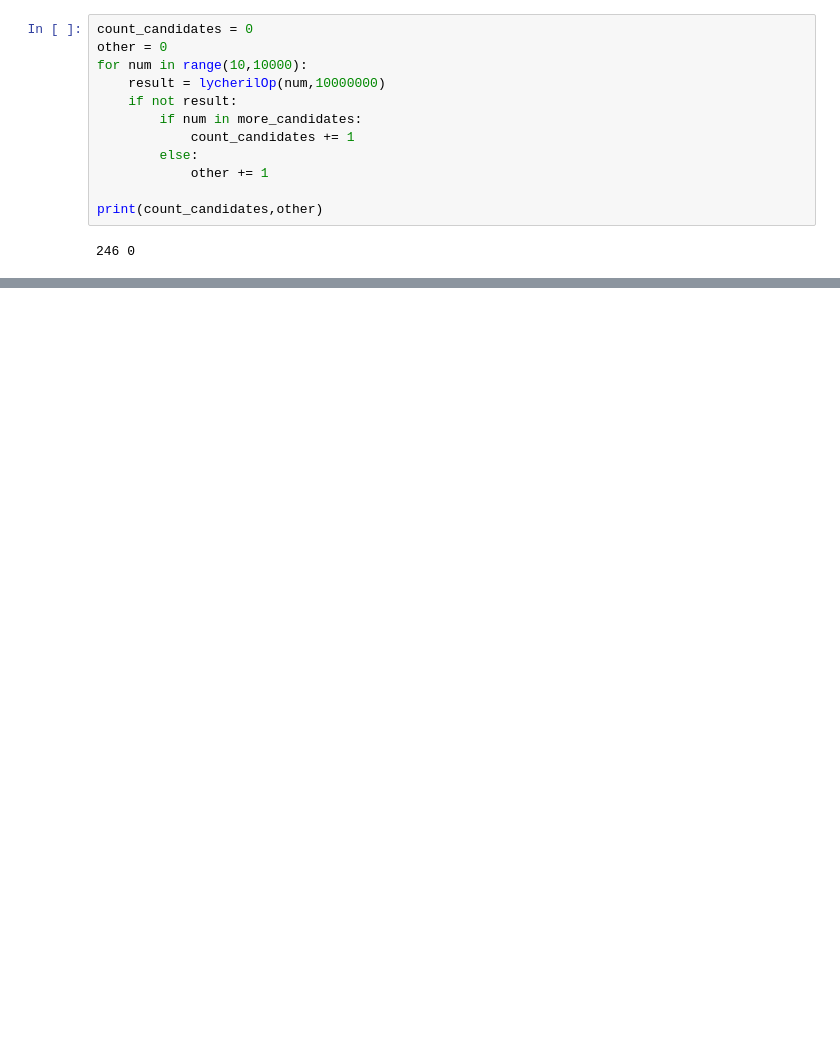
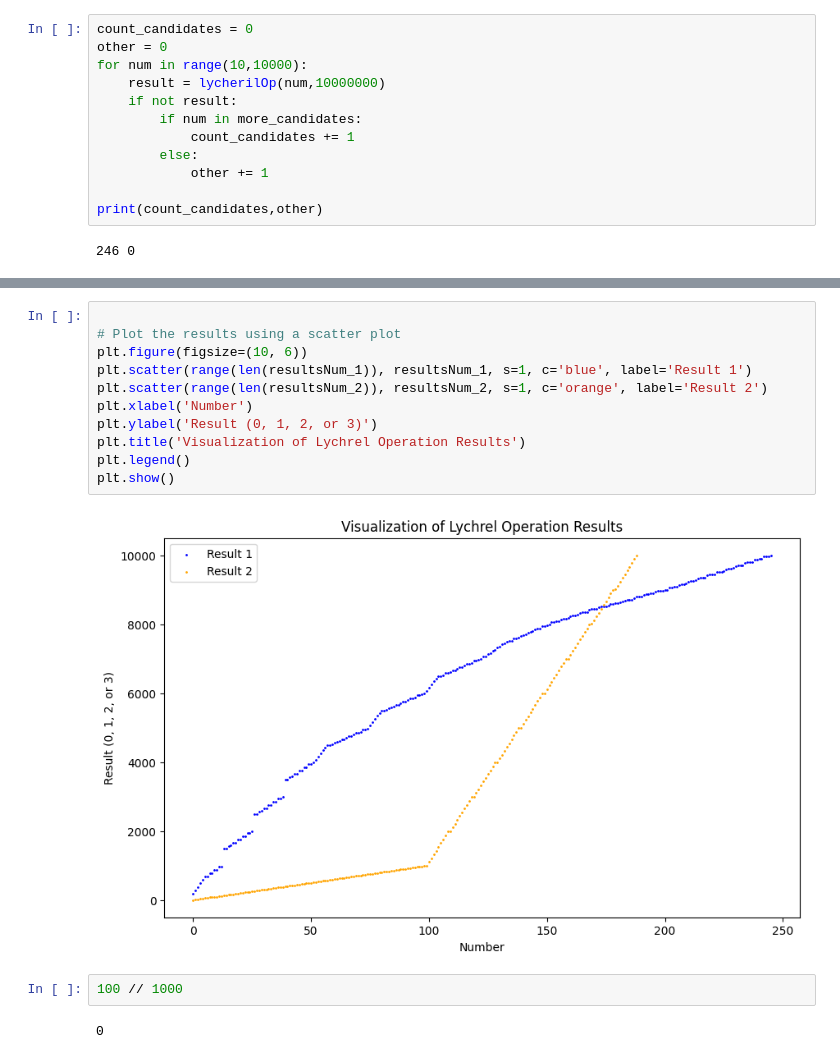
Before and after one commit to BcanTayiz/Computer-Science-Research, a Jupyter notebook: lycheril_number.ipynb, the cells around one changed output, grey strips where cells are left out. Saved outputs shown, nothing was run; the diff lists cells and outputs as text; blank space fills up the shorter version.

```diff
--- a/lycheril_number.ipynb
+++ b/lycheril_number.ipynb
@@ -170,0 +306,17 @@ print(count_candidates,other)
+# %%
+
+# Plot the results using a scatter plot
+plt.figure(figsize=(10, 6))
+plt.scatter(range(len(resultsNum_1)), resultsNum_1, s=1, c='blue', label='Result 1')
+plt.scatter(range(len(resultsNum_2)), resultsNum_2, s=1, c='orange', label='Result 2')
+plt.xlabel('Number')
+plt.ylabel('Result (0, 1, 2, or 3)')
+plt.title('Visualization of Lychrel Operation Results')
+plt.legend()
+plt.show()
+# %% [output]
+[figure, added]
+# %%
+100 // 1000
+# %% [output]
+0
```
Also changed, not shown: parts of 16 cells of this notebook, 4 other files.
